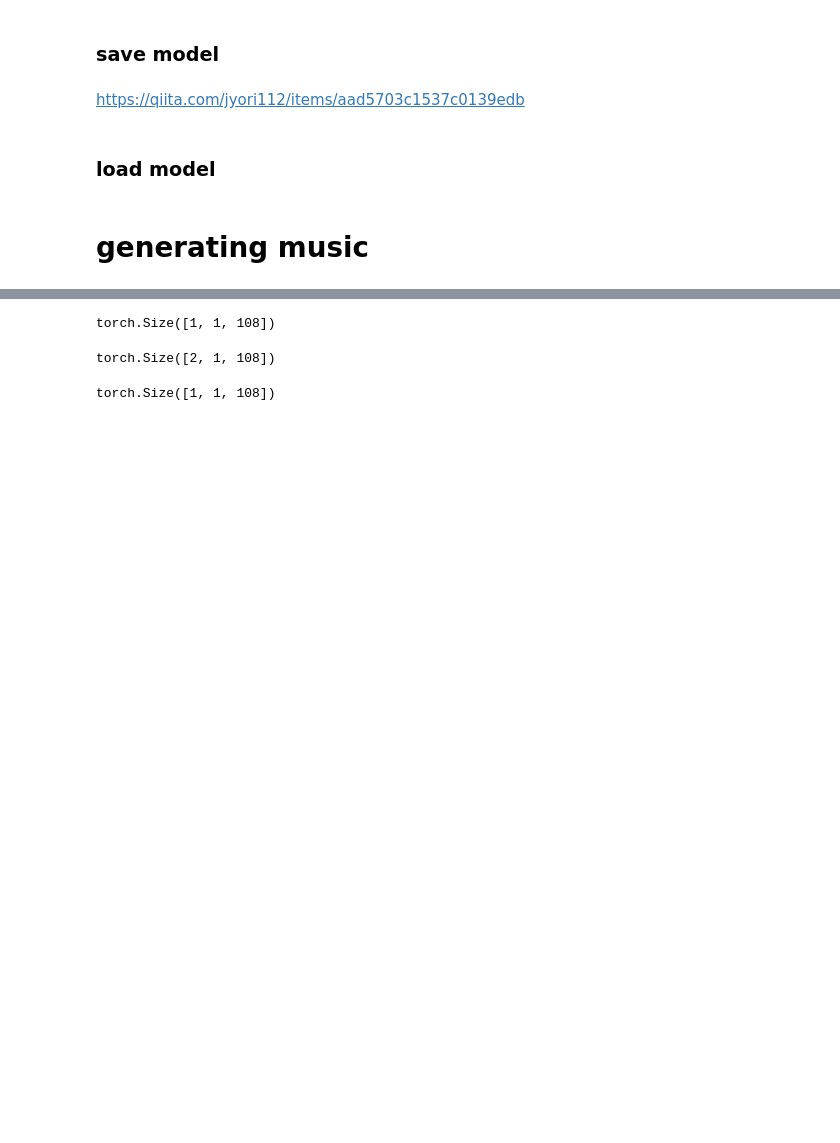
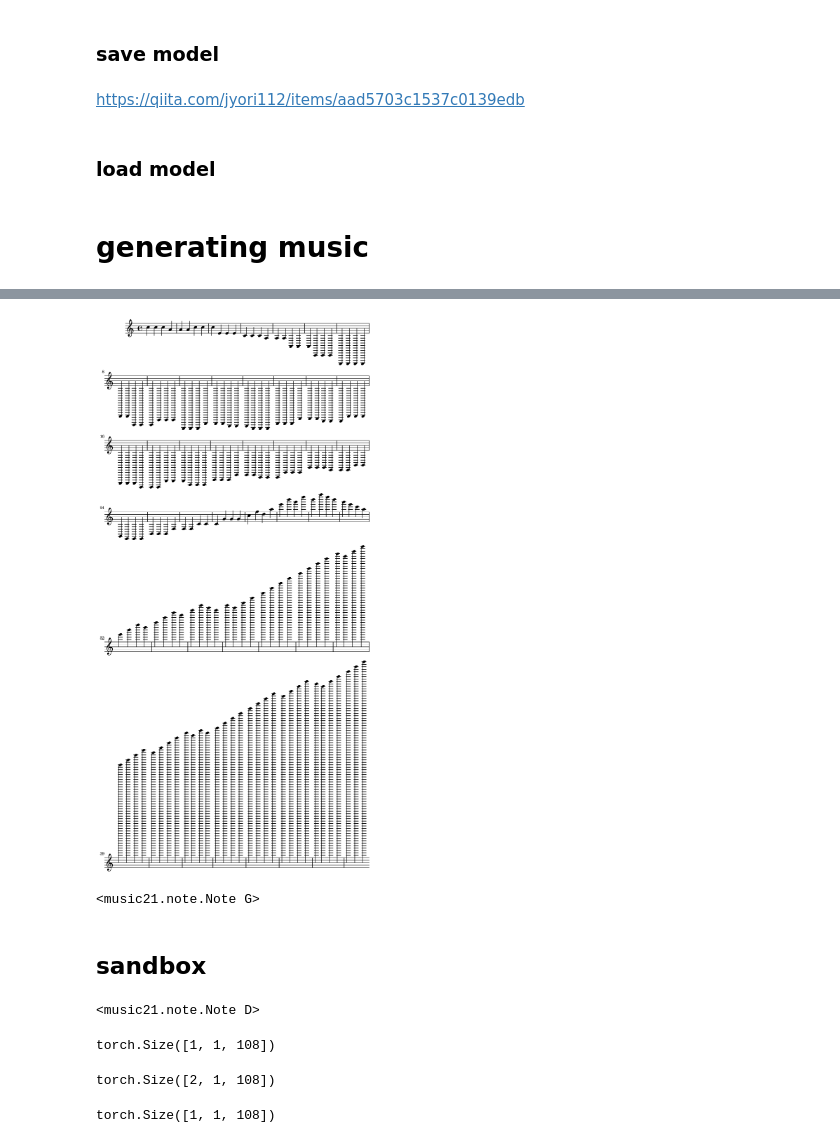
Before and after one commit to unagiinu2k/deepjazz_in_a_file, a Jupyter notebook: rnn_bach.ipynb, the cells around one changed output, grey strips where cells are left out. Saved outputs shown, nothing was run; the diff lists cells and outputs as text; code cells hidden in the pictures; blank space fills up the shorter version.

```diff
--- a/rnn_bach.ipynb
+++ b/rnn_bach.ipynb
@@ -610,0 +652,2 @@ device = torch.device("cpu")
+# %%
+shift_cumsum_gen = shift_gen.cumsum()
@@ -610,0 +656,14 @@ device = torch.device("cpu")
+# %%
+st1=stream.Stream()
+# %%
+dt = 0.5
+base_note = note.Note("C5")
+# %%
+for i in range(shift_cumsum_gen.shape[0]):
+    run_shift = int(shift_cumsum_gen[i] / 100)
+    # = interval.GenericInterval(int(shift_cumsum_gen[i] / 100))
+    if run_shift == 0:
+        run_note = base_note
+    else:
+        run_note = base_note.transpose(interval.GenericInterval(run_shift))
+    st1.insert(0.5 * i , run_note)
@@ -610,0 +672,8 @@ device = torch.device("cpu")
+# %%
+Image(filename=st1.write('lily.png'))
+# %% [output]
+[figure, added]
+# %%
+run_note
+# %% [output]
+<music21.note.Note G>
@@ -610,0 +682,2 @@ device = torch.device("cpu")
+# %% [markdown]
+## sandbox
@@ -611,3 +686,7 @@ device = torch.device("cpu")
+# %%
+tmp.transpose(interval.GenericInterval(1))
+# %% [output]
+<music21.note.Note D>
 # %%
 y_tmp = model.forward(ppd_X[0][:, 0:10].to(device))
 # %%
```
Also changed, not shown: parts of 21 cells of this notebook.
